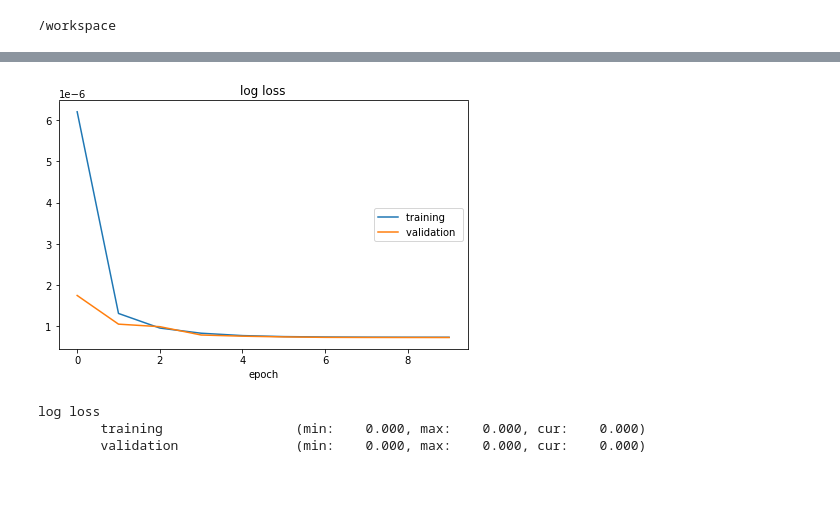
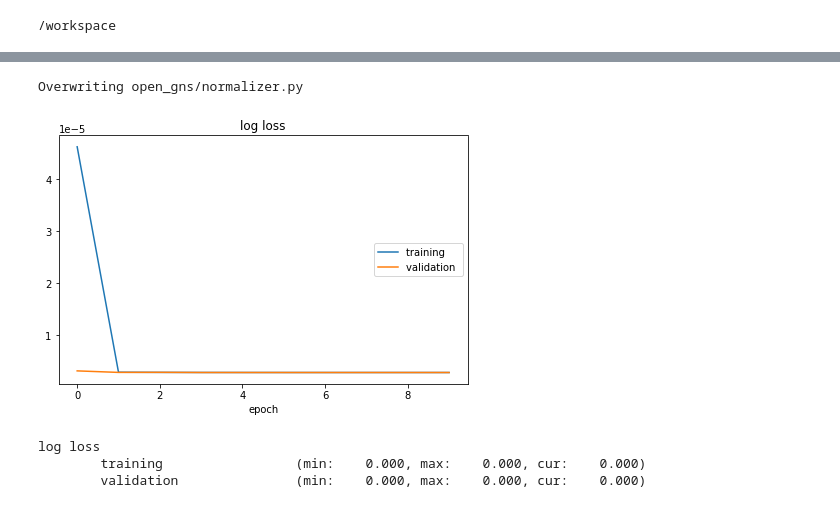
Before and after one commit to alantrrs/open_gns, a Jupyter notebook: notebooks/4-training.ipynb, the cells around one changed output, grey strips where cells are left out. Saved outputs shown, nothing was run; the diff lists cells and outputs as text; code cells hidden in the pictures.

```diff
--- a/notebooks/4-training.ipynb
+++ b/notebooks/4-training.ipynb
@@ -15,3 +41,32 @@ The loss function is the $L_2$ loss on the prediceted per-particle accelerations
+# %%
+%%writefile open_gns/normalizer.py
+
+# Normalizer
+import torch
+
+class Normalizer():
+    def __init__(self, size, mask_cols=None, device=None):
+        self.x_sum = torch.zeros(size)
+        self.x_centered_sum2 = torch.zeros(size)
+        if device is not None:
+            self.x_sum = self.x_sum.to(device)
+            self.x_centered_sum2 = self.x_centered_sum2.to(device)
+        self.num_particles = 0
+        self.mask_cols = mask_cols
+
+    def __call__(self, x):
+        self.num_particles += x.size(0)
+        self.x_sum += torch.sum(x,0)
+        mean = torch.div(self.x_sum, self.num_particles)
+        zero_mean = x - mean
+        self.x_centered_sum2 += torch.sum(torch.pow(zero_mean, 2), 0)
+        var = torch.div(self.x_centered_sum2, self.num_particles) + 1.0e-10
+        normalized_x = torch.div(zero_mean, var)
+        if self.mask_cols is not None:
+            normalized_x[:,self.mask_cols] = x[:, self.mask_cols]
+        return normalized_x
+# %% [output]
+Overwriting open_gns/normalizer.py
 # %%
 %autoreload 2
 # Training loop
@@ -19,6 +74,7 @@ import torch
 from torch.optim import Adam
 from torch.optim.lr_scheduler import ExponentialLR
 from torch.nn import MSELoss
+from open_gns.normalizer import Normalizer
 from open_gns.models import EncodeProcessDecode
 from open_gns.dataset import GNSDataset
 from torch_geometric.data import DataLoader
@@ -35,8 +91,7 @@ dataloaders = {
 input_size = dataset_train.num_node_features
 model = EncodeProcessDecode(input_size).to(device)
 
-
-optimizer = Adam(model.parameters(), lr=0.0001)
+optimizer = Adam(model.parameters(), lr=0.001)
 lr_scheduler = ExponentialLR(optimizer,0.4)
 mse = MSELoss()
 liveloss = PlotLosses()
@@ -47,34 +102,34 @@ for epoch in range(10):
         if phase == 'train':
             model.train()
         else:
             model.eval()
         running_loss = 0.0
         for i, data in enumerate(tqdm(dataloaders[phase])):
             data = data.to(device)
             y_pred = model(data.x, data.edge_index)
             loss = mse(y_pred, data.y)
             if phase == 'train':
                 optimizer.zero_grad()
                 loss.backward()
                 optimizer.step()
             running_loss += loss.item()*data.num_graphs
         # Log epoch loss
         epoch_loss = running_loss/len(dataloaders[phase].dataset)
         label = 'log loss' if phase == 'train' else 'val_log loss'
         logs[label] = epoch_loss
         # Save checkpoint
         if phase == 'train':
             torch.save({
             'epoch': epoch,
             'model_state_dict': model.state_dict(),
             'optimizer_state_dict': optimizer.state_dict(),
             'loss': loss,
             }, f'checkpoint_{epoch}_{epoch_loss}.pt')
     lr_scheduler.step()
     liveloss.update(logs)
     liveloss.send()
 # %% [output]
-[figure, old version]
+[figure, new version]
 log loss
         training                 (min:    0.000, max:    0.000, cur:    0.000)
         validation               (min:    0.000, max:    0.000, cur:    0.000)
```
Also changed, not shown: parts of 4 cells of this notebook, 16 other files.
